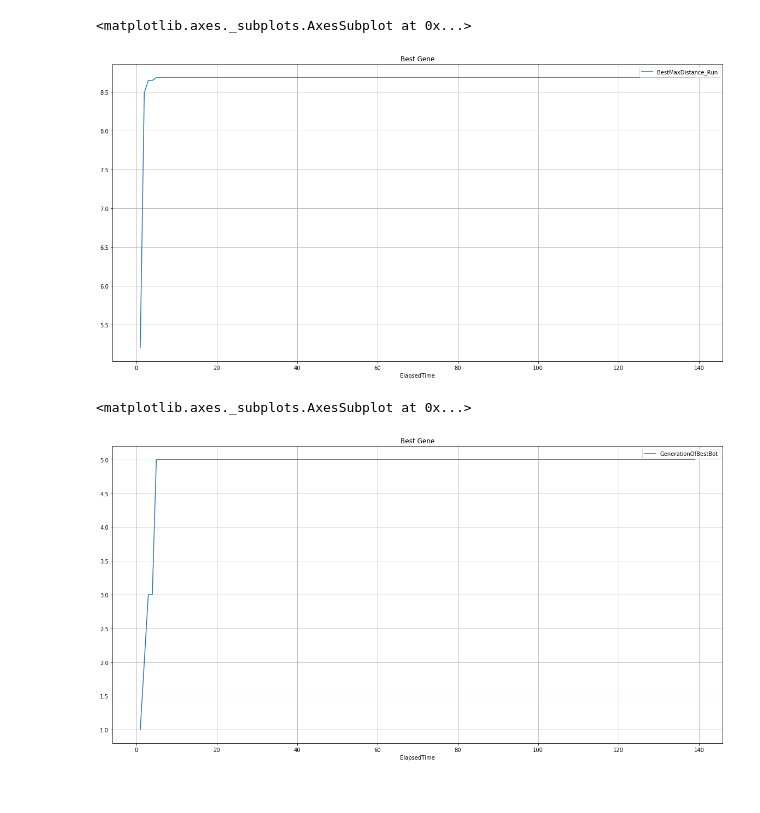
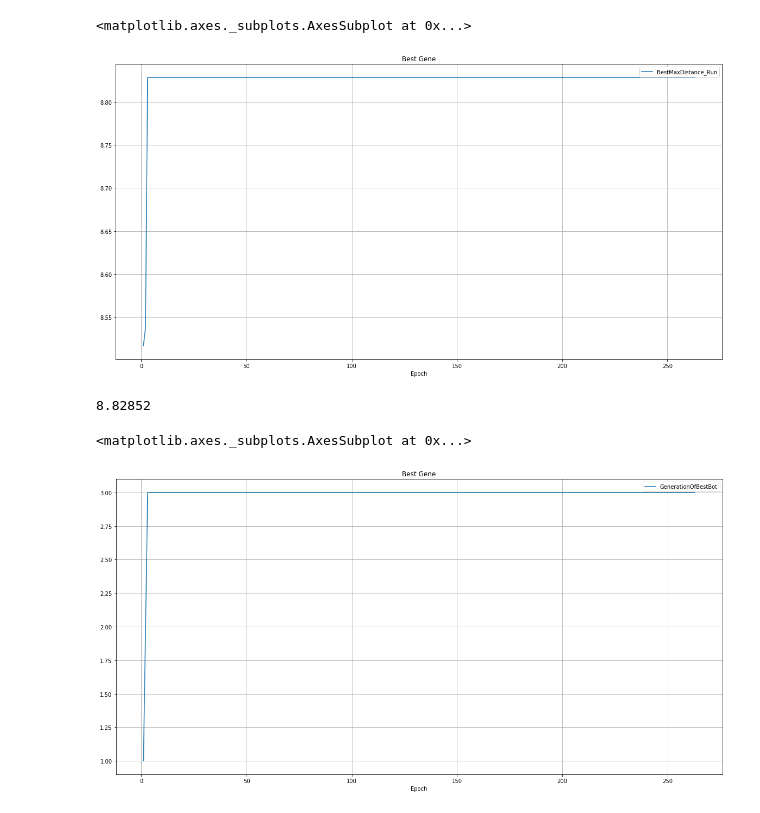
Before and after one commit to BioLe/MazeRunner, a Jupyter notebook: Jupyter/MazeWalkerAnalysis.ipynb, the cells around one changed output. Drawn from its saved outputs; the diff is of its cells as text; code cells hidden in the pictures.

```diff
--- a/Jupyter/MazeWalkerAnalysis.ipynb
+++ b/Jupyter/MazeWalkerAnalysis.ipynb
@@ -4,6 +4,6 @@ import pandas as pd
 import numpy as np
 import matplotlib.pyplot as plt
 # %%
-dfMazeWalker = pd.read_csv('MazeWalker_2018-10-30_14-00-59.csv')
+dfMazeWalker = pd.read_csv('MazeWalker_2018-10-30_15-55-43.csv')
 dfMazeWalker
 # %% [output]
@@ -51,10 +64,15 @@ dfMazeWalker.plot(x='ElapsedTime', y=['BestBotGene0_Run', 'BestBotGene1_Run'], f
 # %%
-dfMazeWalker.plot(x='ElapsedTime', y=['BestMaxDistance_Run'], figsize=(20,10), grid=True, title='Best Gene')
+dfMazeWalker.plot(x='Epoch', y=['BestMaxDistance_Run'], figsize=(20,10), grid=True, title='Best Gene')
 # %% [output]
 <matplotlib.axes._subplots.AxesSubplot at 0x...>
-[figure, old version]
+[figure, new version]
+# %%
+max = dfMazeWalker['BestMaxDistance_Run'].values.max()
+print(max)
+# %% [output]
+8.82852
 # %%
-dfMazeWalker.plot(x='ElapsedTime', y=['GenerationOfBestBot'], figsize=(20,10), grid=True, title='Best Gene')
+dfMazeWalker.plot( x='Epoch', y=['GenerationOfBestBot'], figsize=(20,10), grid=True, title='Best Gene')
 # %% [output]
 <matplotlib.axes._subplots.AxesSubplot at 0x...>
-[figure, old version]
+[figure, new version]
```
Also changed, not shown: parts of 8 cells of this notebook, 1 other file.
